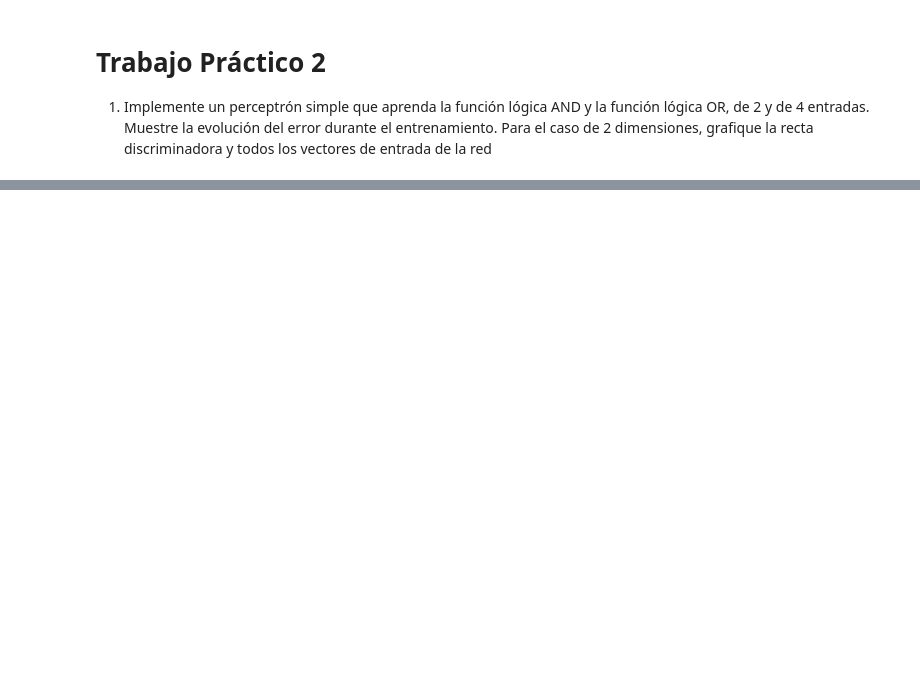
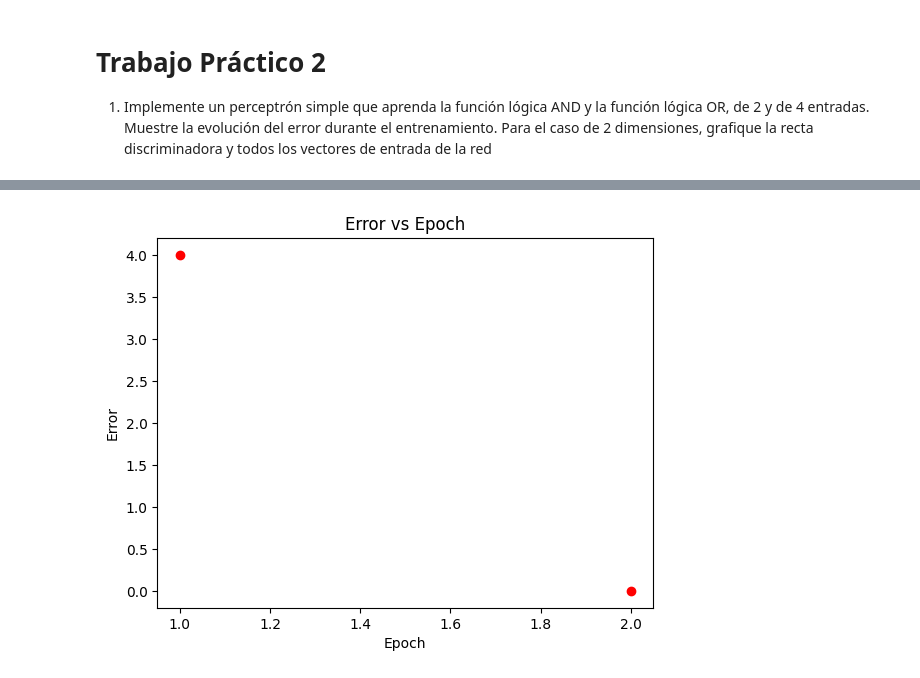
Before and after one commit to jstejman/Redes-Neuronales, a Jupyter notebook: tp2/tp2.ipynb, the cells around one changed output, grey strips where cells are left out. Saved outputs shown, nothing was run; the diff lists cells and outputs as text; code cells hidden in the pictures; blank space fills up the shorter version.

```diff
--- a/tp2/tp2.ipynb
+++ b/tp2/tp2.ipynb
@@ -36,0 +105,13 @@ class Perceptron:
+# %%
+x4_or = x4_and.copy()
+y4_or = []
+for p in permutations:
+    if p[0] or p[1] or p[2] or p[3]:
+        y4_or.append(1)
+    else:
+        y4_or.append(-1)
+
+perceptron_4_or = Perceptron(4)
+perceptron_4_or.fit(x4_or, y4_or)
+# %% [output]
+[figure, added]
```
Also changed, not shown: parts of 4 cells of this notebook.
